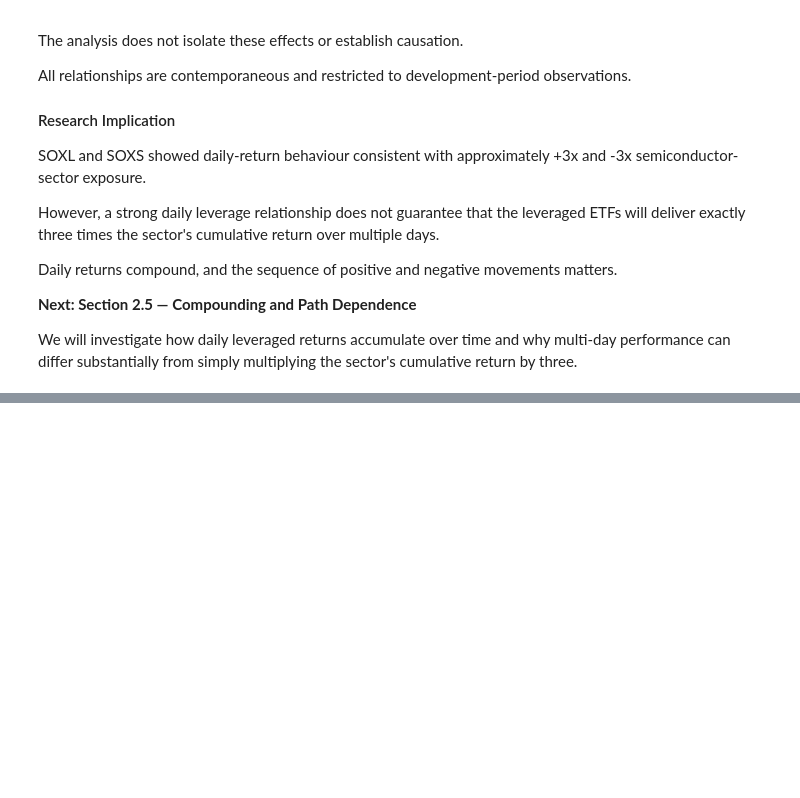
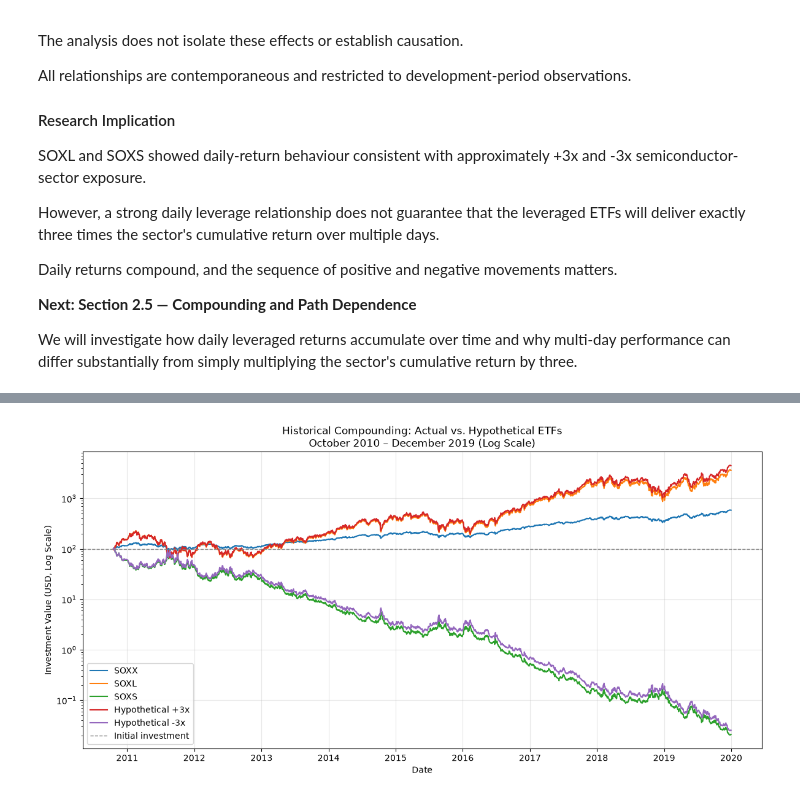
Before and after one commit to nishselv/soxl-risk-analysis, a Jupyter notebook: notebooks/02_exploratory_analysis.ipynb, the cells around one changed output, grey strips where cells are left out. Cells and saved outputs as stored; diff of their text form; code cells hidden in the pictures; blank space fills up the shorter version.

```diff
--- a/notebooks/02_exploratory_analysis.ipynb
+++ b/notebooks/02_exploratory_analysis.ipynb
@@ -3017,0 +3653,99 @@ We will investigate how daily leveraged returns accumulate over time and why mul
+# %%
+
+# ============================================================
+# 2.5.3 — Visualizing Historical Compounding
+# ============================================================
+
+import matplotlib.pyplot as plt
+
+# Ensure the dates are in chronological order.
+assert compounding_history["Date"].is_monotonic_increasing
+
+# Confirm all investment values are positive for log scaling.
+assert (
+    compounding_history[investment_columns] > 0
+).all().all()
+
+# ------------------------------------------------------------
+# Chart 1 — All Five Investments (Logarithmic Scale)
+# ------------------------------------------------------------
+
+plt.figure(figsize=(12, 6))
+
+for column in investment_columns:
+
+    plt.plot(
+        compounding_history["Date"],
+        compounding_history[column],
+        label=column.replace(" Value (USD)", ""),
+        linewidth=1.5
+    )
+
+# Initial investment reference.
+plt.axhline(
+    y=100,
+    color="gray",
+    linestyle="--",
+    linewidth=1,
+    label="Initial investment"
+)
+
+plt.yscale("log")
+
+plt.title(
+    "Historical Compounding: Actual vs. Hypothetical ETFs\n"
+    "October 2010 – December 2019 (Log Scale)"
+)
+
+plt.xlabel("Date")
+plt.ylabel("Investment Value (USD, Log Scale)")
+plt.legend()
+plt.grid(True, alpha=0.3)
+plt.tight_layout()
+plt.show()
+
+
+# ------------------------------------------------------------
+# Chart 2 — Long Investment Growth (Linear Scale)
+# ------------------------------------------------------------
+
+long_investments = [
+    "SOXX Value (USD)",
+    "SOXL Value (USD)",
+    "Hypothetical +3x Value (USD)"
+]
+
+plt.figure(figsize=(12, 6))
+
+for column in long_investments:
+
+    plt.plot(
+        compounding_history["Date"],
+        compounding_history[column],
+        label=column.replace(" Value (USD)", ""),
+        linewidth=1.5
+    )
+
+plt.axhline(
+    y=100,
+    color="gray",
+    linestyle="--",
+    linewidth=1,
+    label="Initial investment"
+)
+
+plt.title(
+    "Long Investment Growth: SOXX, SOXL, and Hypothetical +3x\n"
+    "October 2010 – December 2019 (Linear Scale)"
+)
+
+plt.xlabel("Date")
+plt.ylabel("Investment Value (USD)")
+plt.legend()
+plt.grid(True, alpha=0.3)
+plt.tight_layout()
+plt.show()
+
+print("Historical compounding charts generated successfully.")
+# %% [output]
+[figure, added]
```
Also changed, not shown: parts of 37 cells of this notebook, 3 other files.
